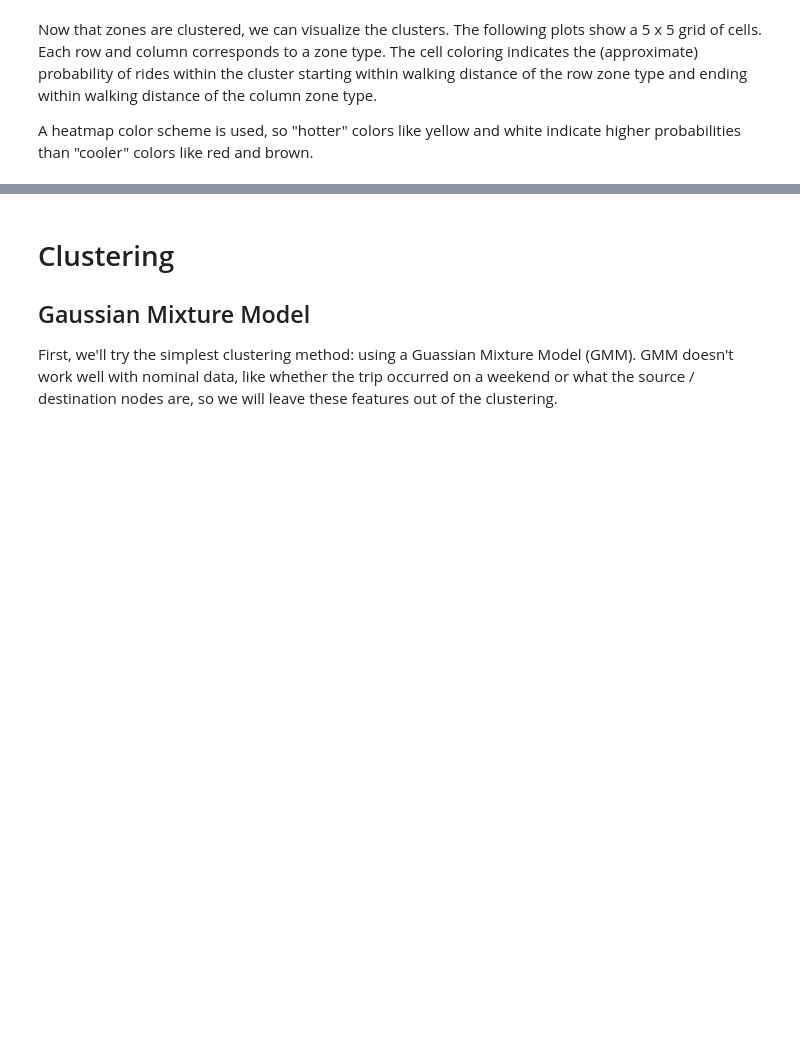
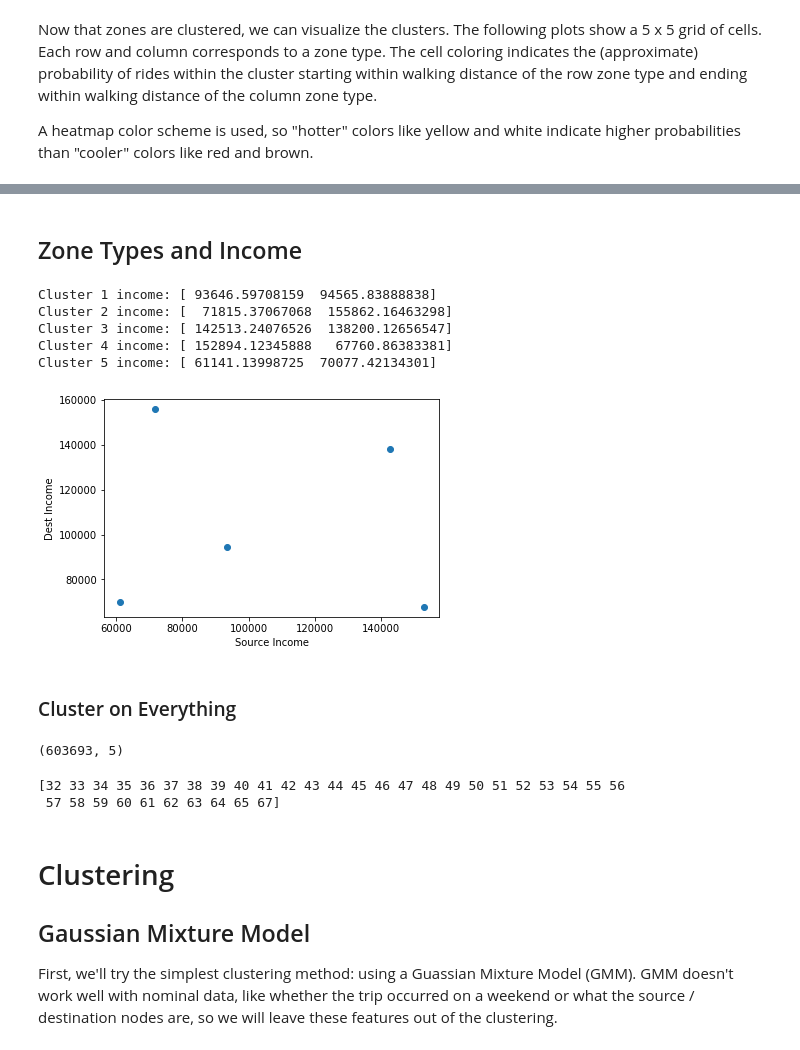
Before and after one commit to devincornell/sfbikeshare, a Jupyter notebook: Data Analysis.ipynb, the cells around one changed output, grey strips where cells are left out. Cells and saved outputs as stored; diff of their text form; code cells hidden in the pictures; blank space fills up the shorter version.

```diff
--- a/Data Analysis.ipynb
+++ b/Data Analysis.ipynb
@@ -375,0 +407,27 @@ for k in range(n_clusters):
+# %% [markdown]
+<h2>Zone Types and Income</h2>
+# %%
+n_clusters = 5
+gmm_features = [gen + '_source' for gen in gen_types]
+gmm_features = gmm_features + [gen + '_dest' for gen in gen_types]
+gmm_features = gmm_features + ['income_src', 'income_dest']
+
+# Perform clustering
+model = mixture.GaussianMixture(n_clusters).fit(features[gmm_features])
+# %%
+for i in range(n_clusters):
+    print('Cluster', i + 1, 'income:', model.means_[i, 10:])
+
+plt.scatter(model.means_[:, 10], model.means_[:, 11])
+plt.xlabel('Source Income')
+plt.ylabel('Dest Income')
+plt.show()
+# %% [output]
+Cluster 1 income: [ 93646.59708159  94565.83888838]
+Cluster 2 income: [  71815.37067068  155862.16463298]
+Cluster 3 income: [ 142513.24076526  138200.12656547]
+Cluster 4 income: [ 152894.12345888   67760.86383381]
+Cluster 5 income: [ 61141.13998725  70077.42134301]
+[figure, added]
+# %% [markdown]
+<h3>Cluster on Everything</h3>
@@ -376,3 +455,18 @@ for k in range(n_clusters):
+# %%
+# Sum weights on each edge
+labels = model.predict_proba(features[gmm_features])
+print(labels.shape)
+
+edge_cluster_weight = np.zeros((nStations, nStations, n_clusters))
+
+for i in range(len(df_rides)):
+# %% [output]
+(603693, 5)
+# %%
+print(df_station.index.values)
+# %% [output]
+[32 33 34 35 36 37 38 39 40 41 42 43 44 45 46 47 48 49 50 51 52 53 54 55 56
+ 57 58 59 60 61 62 63 64 65 67]
 # %% [markdown]
 <h1>Clustering</h1>
 
```
Also changed, not shown: parts of 6 cells of this notebook.
